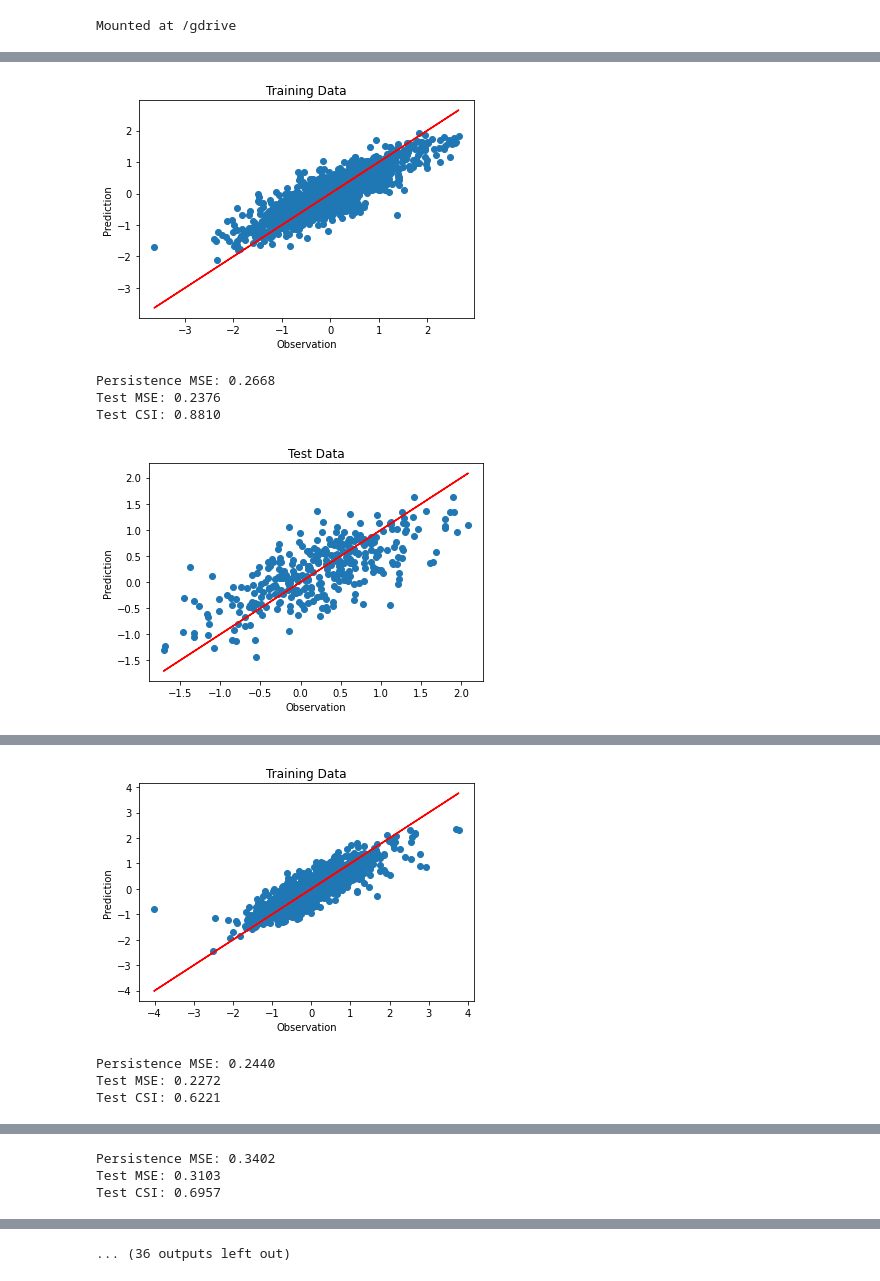
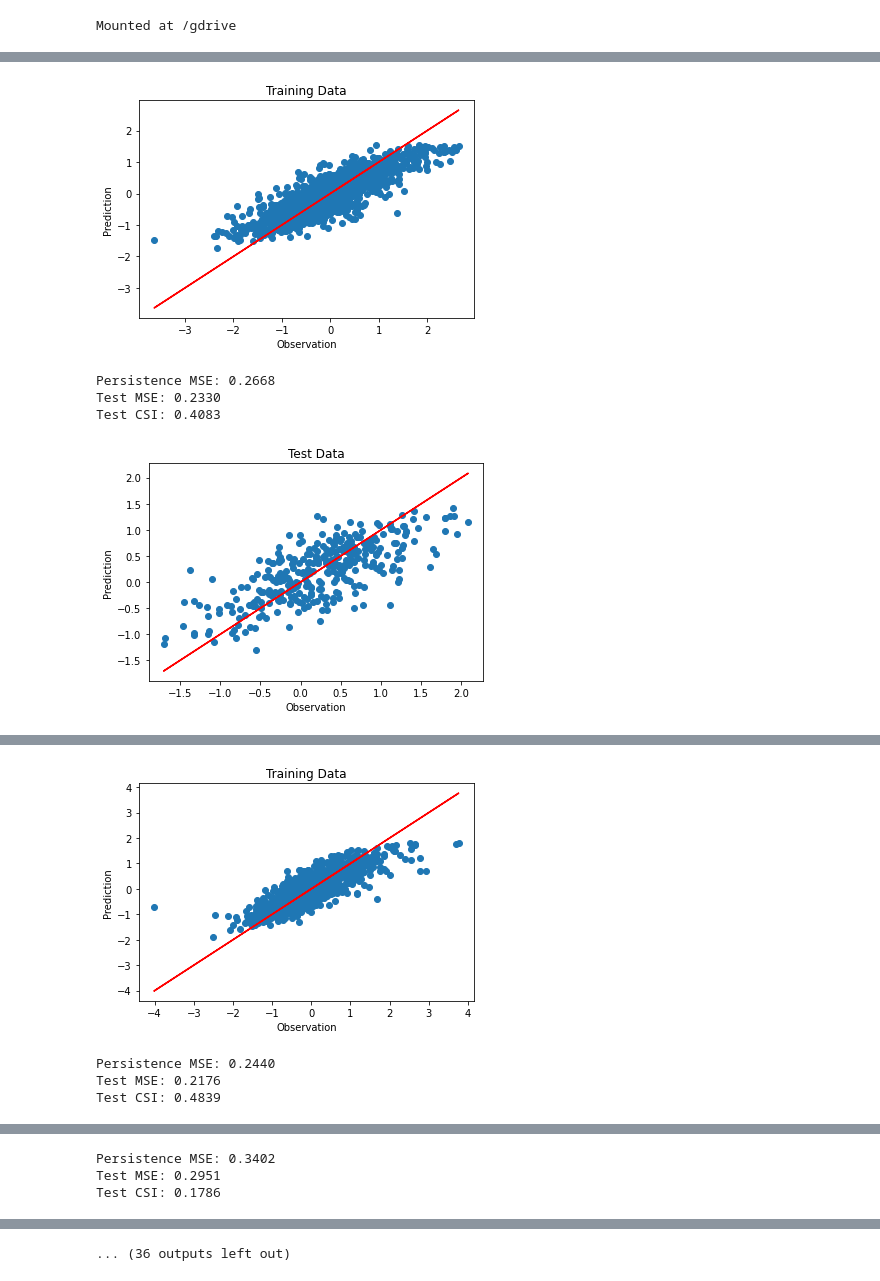
Before and after one commit to ding05/graphwaves_dgl, a Jupyter notebook: train_fcn.ipynb, the cells around one changed output, grey strips where cells are left out. Drawn from its saved outputs; the diff is of its cells as text; code cells hidden in the pictures.

```diff
--- a/train_fcn.ipynb
+++ b/train_fcn.ipynb
@@ -42,7 +68,8 @@ optimizer = 'SGD'
 learning_rate = 0.01
 momentum = 0.9
 weight_decay = 0.01
-regularization = 'L2' + str(weight_decay)
+l1_ratio = 0.5
+regularization = 'EN' + str(l1_ratio) + str(weight_decay)
 drop_out_rate = 0
 batch_size = 64
 num_train_epochs = 400
@@ -112,10 +139,22 @@ for lead_time in [1]:
                 y_batch = y_train[i:i+batch_size]
                 y_pred = model(x_batch)
                 loss = criterion(y_pred, y_batch)
+                # L2 Reg
+                """
                 l2_reg = 0.0
                 for param in model.parameters():
                     l2_reg += torch.norm(param)
                 loss += weight_decay * l2_reg
+                """
+                # Elastic Net Reg
+                # l1_ratio = 0 is the L2 reg.
+                # l1_ratio = 1 is the L1 reg.
+                l1_reg = 0.0
+                l2_reg = 0.0
+                for param in model.parameters():
+                    l1_reg += torch.norm(param, 1)
+                    l2_reg += torch.norm(param, 2)
+                loss += weight_decay * (l1_ratio * l1_reg + (1 - l1_ratio) * l2_reg)
                 optim.zero_grad()
                 loss.backward()
                 optim.step()
@@ -148,8 +187,8 @@ for lead_time in [1]:
             print('Persistence MSE: {:.4f}'.format(persist_mse.item()))
             print('Test MSE: {:.4f}'.format(test_mse.item()))
 
-        pred_pos = [float(i) > threshold_low for i in y_pred]
-        y_test_pos = [float(i) > threshold_low for i in y_test]
+        pred_pos = [float(i) > threshold for i in y_pred]
+        y_test_pos = [float(i) > threshold for i in y_test]
         test_pos = [[pred_pos[i], y_test_pos[i]] for i in range(len(y_pred))]
         test_csi = test_pos.count([np.array([True]), np.array([True])]) / (test_pos.count([np.array([True]), np.array([True])]) + test_pos.count([np.array([True]), np.array([False])]) + test_pos.count([np.array([False]), np.array([True])]))
         print('Test CSI: {:.4f}'.format(test_csi))
@@ -188,6 +227,6 @@ Epoch [400/400], Avg Loss: 0.2496,  Val MSE: 0.2376
-[figure, old version]
+[figure, new version]
 Persistence MSE: 0.2668
-Test MSE: 0.2376
-Test CSI: 0.8810
+Test MSE: 0.2330
+Test CSI: 0.4083
-[figure, old version]
+[figure, new version]
 Location: si
@@ -210,4 +249,4 @@ Epoch [400/400], Avg Loss: 0.1976,  Val MSE: 0.2272
-[figure, old version]
+[figure, new version]
 Persistence MSE: 0.2440
-Test MSE: 0.2272
-Test CSI: 0.6221
+Test MSE: 0.2176
+Test CSI: 0.4839
@@ -233,3 +272,3 @@ Epoch [400/400], Avg Loss: 0.2532,  Val MSE: 0.3103
 Persistence MSE: 0.3402
-Test MSE: 0.3103
-Test CSI: 0.6957
+Test MSE: 0.2951
+Test CSI: 0.1786
```
Also changed, not shown: parts of 3 cells of this notebook.
